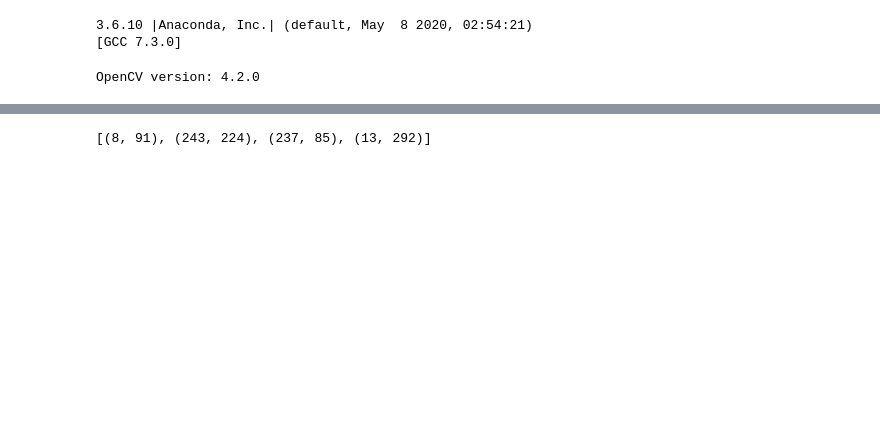
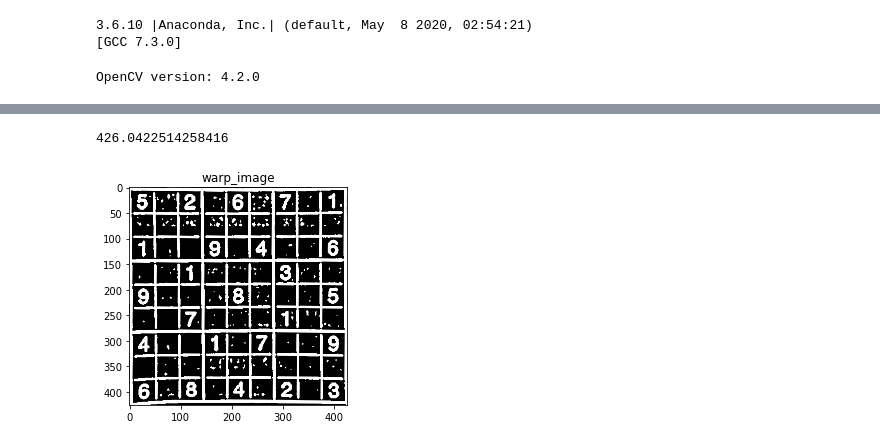
Before and after one commit to sm67nono/AI-sudoku-Solver, a Jupyter notebook: sudoku_v1.ipynb, the cells around one changed output, grey strips where cells are left out. Drawn from its saved outputs; the diff is of its cells as text; code cells hidden in the pictures; blank space fills up the shorter version.

Commit message:
image transformation

```diff
--- a/sudoku_v1.ipynb
+++ b/sudoku_v1.ipynb
@@ -19,6 +19,10 @@ import imutils
 print ("OpenCV version: " + cv2.__version__)
 # %% [output]
 OpenCV version: 4.2.0
+# %%
+#define constants
+imagePath = "dataset/test.jpg" #specify your path here
+scale_percent = 20  # percentage by which image size will be reduced
 # %%
 def display_image(img, title):
     cv2.imshow(title,img)
@@ -96,9 +91,38 @@ def getCornerPoints(img):
+# %%
+rect_corners = get_corners_of_largest_polygon(img)
 # %%
-print(getCornerPoints(img))
 def distance_between(p1, p2):
     """Returns the scalar distance between two points"""
     a = p2[0] - p1[0]
     b = p2[1] - p1[1]
     return np.sqrt((a ** 2) + (b ** 2))
-# %% [output]
-[(8, 91), (243, 224), (237, 85), (13, 292)]
+# %%
+def get_bird_view_image(img, src_point):
+    """bird's eye view of the given board from the corresponding src_point."""
+
+    # Get the longest side in the rectangle
+    side = max([
+        distance_between(src_point[2], src_point[1]),
+        distance_between(src_point[0], src_point[3]),
+        distance_between(src_point[2], src_point[3]),
+        distance_between(src_point[0], src_point[1])
+        ])
+
+    print(side)
+
+    dst_points = np.array([[0, 0], [side - 1, 0], [side - 1, side - 1], [0, side - 1]], dtype='float32')
+
+    m = cv2.getPerspectiveTransform(src_point, dst_points)
+
+    # Performs the transformation on the original image
+    warp = cv2.warpPerspective(img, m, (int(side), int(side)))
+    plt.imshow(warp, cmap='gray')
+    plt.title('warp_image')
+    plt.show()
+    return warp
+# %%
+cropped = get_bird_view_image(img,rect_corners)
+display_image(cropped,"wrapped")
+# %% [output]
+426.0422514258416
+[figure, added]
```
Also changed, not shown: parts of 4 cells of this notebook, 1 other file.
